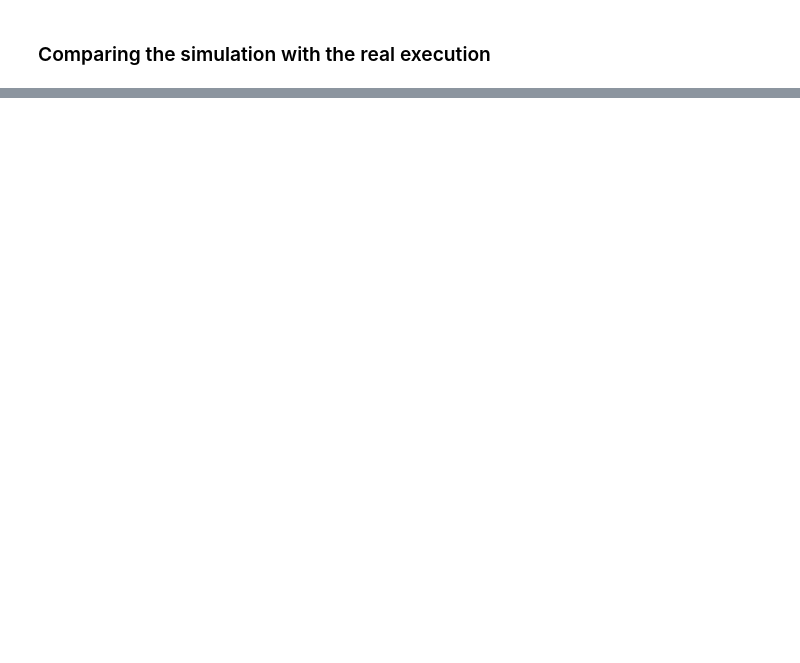
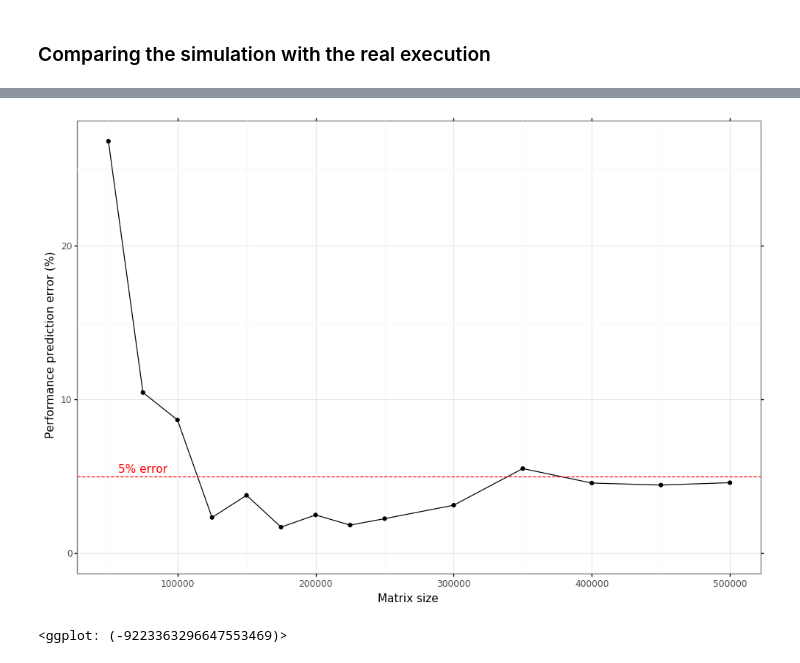
Before and after one commit to Ezibenroc/calibration_analysis, a Jupyter notebook: dahu/smpi_hpl/hpl_simulation_simple.ipynb, the cells around one changed output, grey strips where cells are left out. Cells and saved outputs as stored; diff of their text form; code cells hidden in the pictures; blank space fills up the shorter version.

```diff
--- a/dahu/smpi_hpl/hpl_simulation_simple.ipynb
+++ b/dahu/smpi_hpl/hpl_simulation_simple.ipynb
@@ -190,0 +211,14 @@ The iterable function was deprecated in Matplotlib 3.1 and will be removed in 3.
+# %%
+dfreal = dfreal.groupby('matrix_size')[['gflops', 'time']].mean()
+dfreal = dfreal.join(dfsim.set_index('matrix_size'), rsuffix='_simulation').reset_index()
+for key in ['gflops', 'time']:
+    dfreal[f'{key}_error'] = (dfreal[f'{key}_simulation'] - dfreal[f'{key}']) / dfreal[f'{key}'] * 100
+# %%
+plot = ggplot(dfreal, aes(x='matrix_size', y=f'gflops_error')) + theme_bw() + expand_limits(y=0)
+plot = plot + geom_point() + geom_line()
+plot = plot + xlab('Matrix size') + ylab('Performance prediction error (%)')
+plot = plot + geom_hline(yintercept=5, linetype='dashed', color='red') + annotate('text', label='5% error', x=75000, y=5.5, color='red')
+print(plot)
+# %% [output]
+[figure, added]
+<ggplot: (-9223363296647553469)>
```
Also changed, not shown: parts of 6 cells of this notebook, 2 other files.
